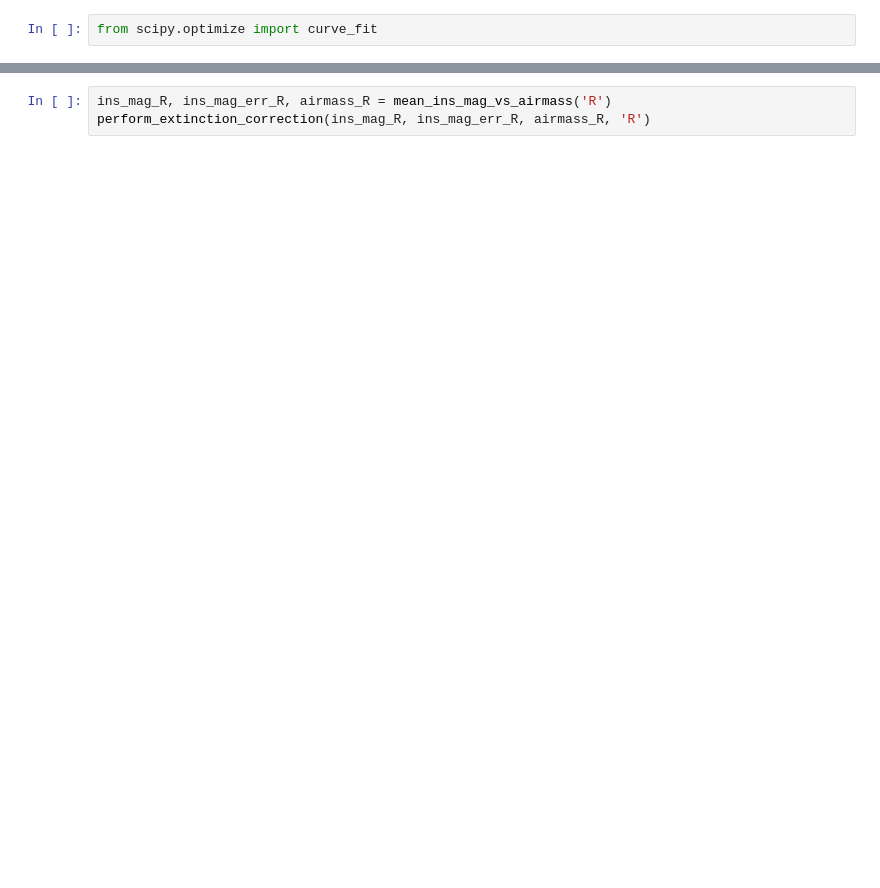
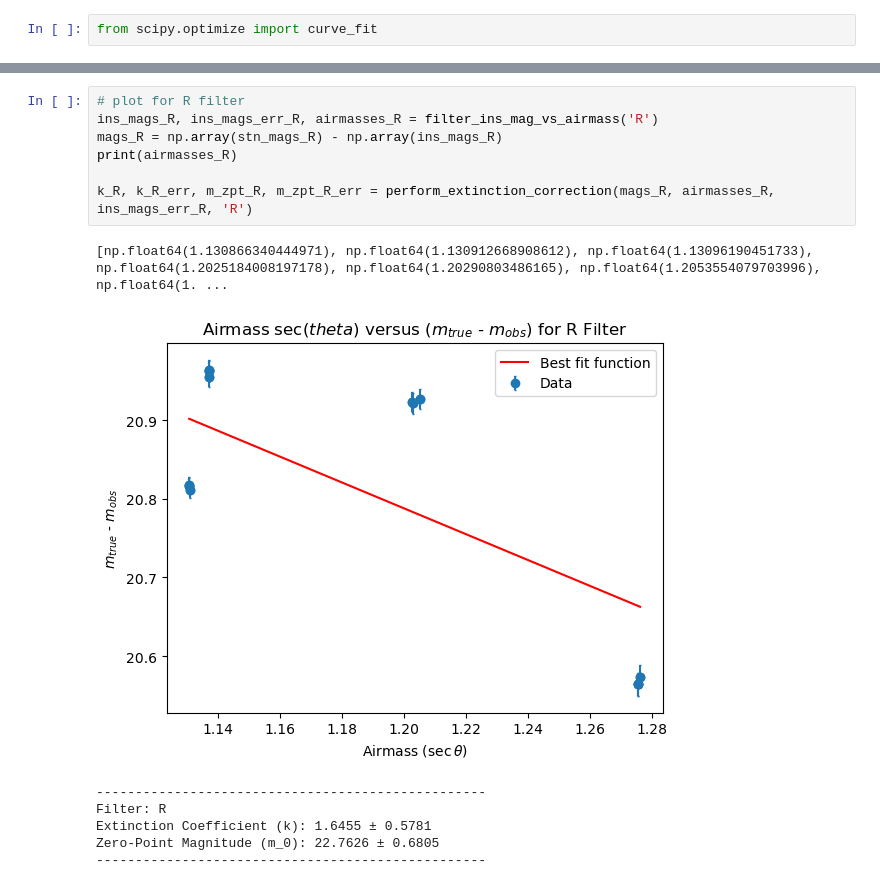
Before and after one commit to siddhantpujni/exoplanets_TGP, a Jupyter notebook: standard_stars.ipynb, the cells around one changed output, grey strips where cells are left out. Cells and saved outputs as stored; diff of their text form; blank space fills up the shorter version.

```diff
--- a/standard_stars.ipynb
+++ b/standard_stars.ipynb
@@ -575,4 +764,16 @@ perform_extinction_correction(ins_mag_I, ins_mag_err_I, airmass_I, 'I')
 # %%
-ins_mag_R, ins_mag_err_R, airmass_R = mean_ins_mag_vs_airmass('R')
-perform_extinction_correction(ins_mag_R, ins_mag_err_R, airmass_R, 'R')
+# plot for R filter
+ins_mags_R, ins_mags_err_R, airmasses_R = filter_ins_mag_vs_airmass('R')
+mags_R = np.array(stn_mags_R) - np.array(ins_mags_R)
+print(airmasses_R)
+
+k_R, k_R_err, m_zpt_R, m_zpt_R_err = perform_extinction_correction(mags_R, airmasses_R, ins_mags_err_R, 'R')
+# %% [output]
+[np.float64(1.130866340444971), np.float64(1.130912668908612), np.float64(1.13096190451733), np.float64(1.2025184008197178), np.float64(1.20290803486165), np.float64(1.2053554079703996), np.float64(1. ...
+[figure, added]
+--------------------------------------------------
+Filter: R
+Extinction Coefficient (k): 1.6455 ± 0.5781
+Zero-Point Magnitude (m_0): 22.7626 ± 0.6805
+--------------------------------------------------
 # %%
```
Also changed, not shown: parts of 33 cells of this notebook.
